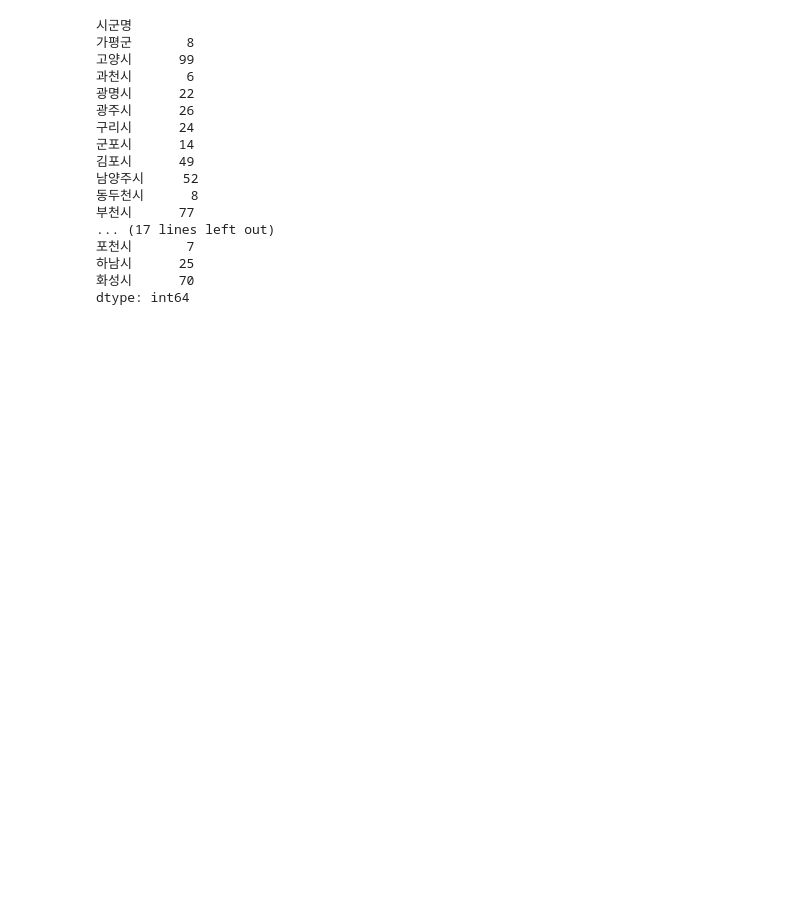
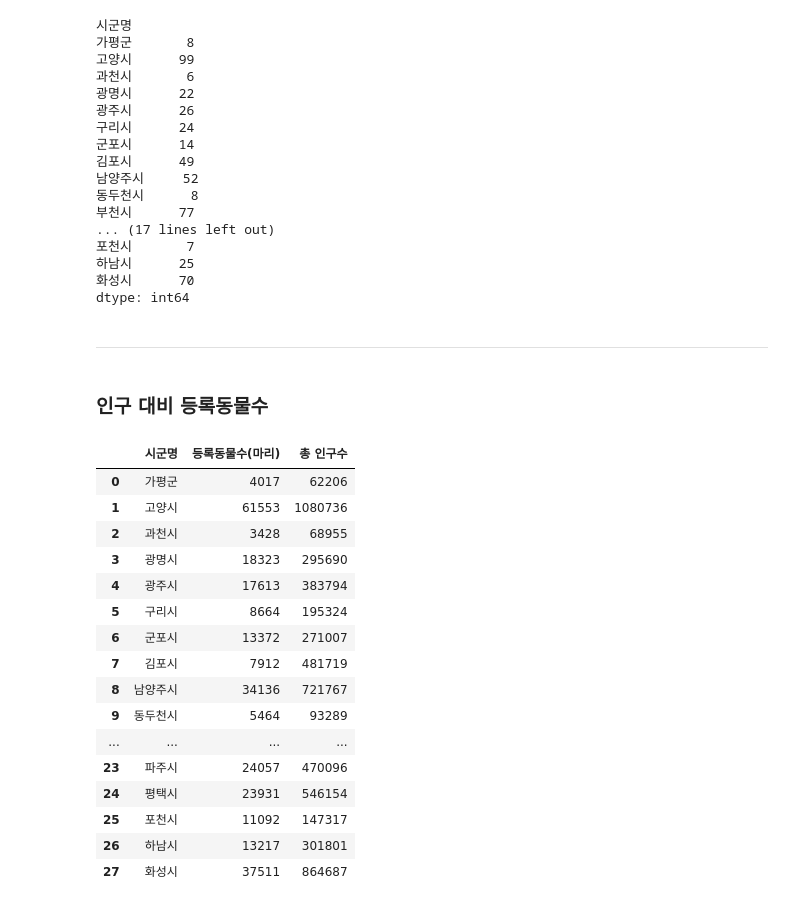
Before and after one commit to 2021-Companion-dog-analysis/Project, a Jupyter notebook: PJT/junhyuk/visual project.ipynb, the cells around one changed output. Saved outputs shown, nothing was run; the diff lists cells and outputs as text; code cells hidden in the pictures; blank space fills up the shorter version.

```diff
--- a/PJT/junhyuk/visual project.ipynb
+++ b/PJT/junhyuk/visual project.ipynb
@@ -128,3 +150,5 @@ state_df  #4월 기준 인구수
 | 542 | 4 | 시군 | 경기도 포천시 | 147317 |
 | 558 | 4 | 시군 | 경기도 하남시 | 301801 |
 | 573 | 4 | 시군 | 경기도 화성시 | 864687 |
+# %%
+pop_df = state_df[['행정구역명','총 인구수']]
@@ -186,3 +280,7 @@ local_df.groupby('시군명').size()
 하남시      25
 화성시      70
 dtype: int64
+# %% [markdown]
+--------------------
+# %% [markdown]
+### 인구 대비 등록동물수
@@ -188,0 +291,21 @@ dtype: int64
+# %%
+rate_pop_pet = pd.merge(df1,df2, how = 'inner', on = '시군명')
+rate_pop_pet
+# %% [output]
+|  | 시군명 | 등록동물수(마리) | 총 인구수 |
+| 0 | 가평군 | 4017 | 62206 |
+| 1 | 고양시 | 61553 | 1080736 |
+| 2 | 과천시 | 3428 | 68955 |
+| 3 | 광명시 | 18323 | 295690 |
+| 4 | 광주시 | 17613 | 383794 |
+| 5 | 구리시 | 8664 | 195324 |
+| 6 | 군포시 | 13372 | 271007 |
+| 7 | 김포시 | 7912 | 481719 |
+| 8 | 남양주시 | 34136 | 721767 |
+| 9 | 동두천시 | 5464 | 93289 |
+| ... | ... | ... | ... |
+| 23 | 파주시 | 24057 | 470096 |
+| 24 | 평택시 | 23931 | 546154 |
+| 25 | 포천시 | 11092 | 147317 |
+| 26 | 하남시 | 13217 | 301801 |
+| 27 | 화성시 | 37511 | 864687 |
```
Also changed, not shown: parts of 17 cells of this notebook, 1 other file.
